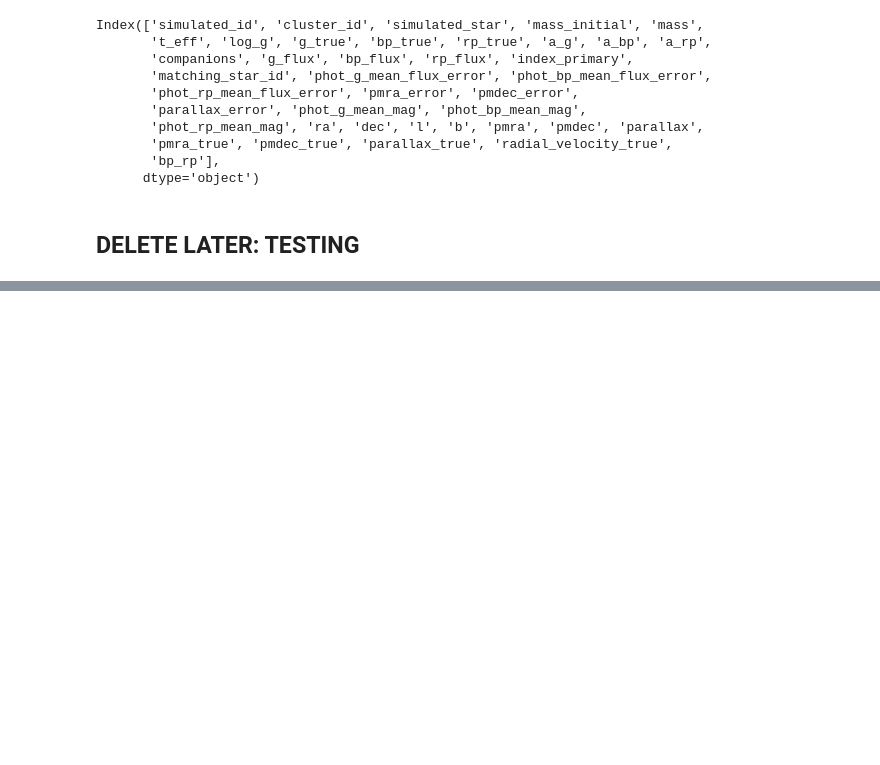
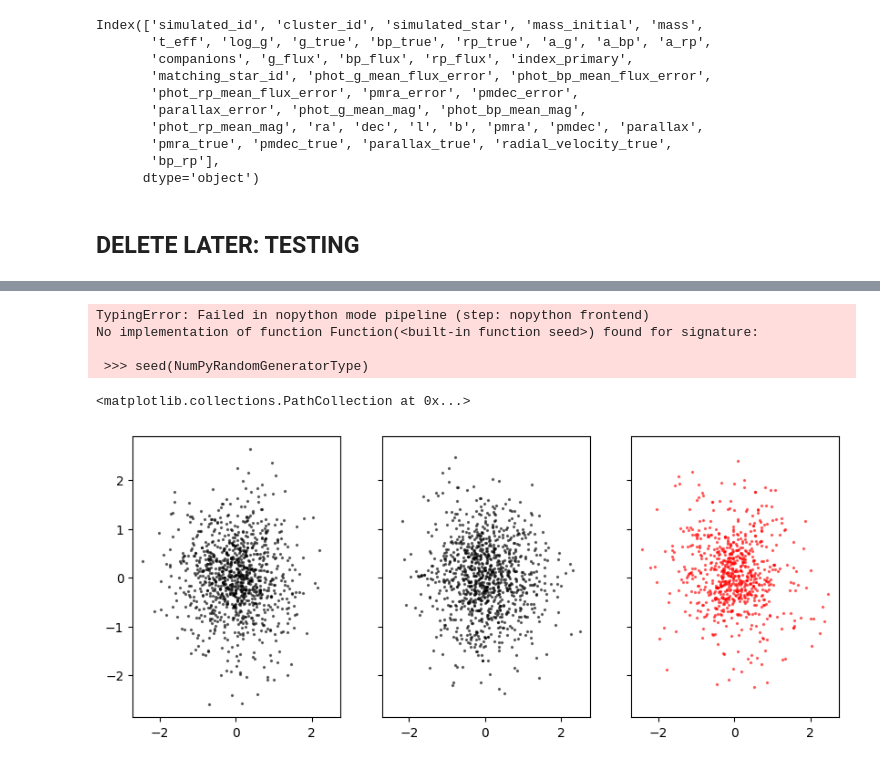
Before and after one commit to emilyhunt/ocelot, a Jupyter notebook: docs/tutorials/simulate_a_cluster.ipynb, the cells around one changed output, grey strips where cells are left out. Cells and saved outputs as stored; diff of their text form; code cells hidden in the pictures; blank space fills up the shorter version.

Commit message:
Investigate & fix King profile issues

```diff
--- a/docs/tutorials/simulate_a_cluster.ipynb
+++ b/docs/tutorials/simulate_a_cluster.ipynb
@@ -559,0 +535,32 @@ cluster.make_cluster()
+# %%
+members_real = pd.read_parquet(
+    "/home/emily/data/sc_cats/hunt_24/members.parquet"
+).query("name == 'Blanco_1' and within_r_j")
+# %%
+models = SimulatedClusterModels(
+    observations=[
+        GaiaDR3ObservationModel(
+            representative_stars=gaia_data, subsample_selection_functions=[subsample_sf]
+        )
+    ]
+)
+
+cluster = SimulatedCluster(random_seed=42, parameters=parameters, models=models)
+cluster.make()
+cluster.observations['gaia_dr3'] = cluster.observations['gaia_dr3'].query("pmdec > 0")
+_ = plot_simulated_cluster(cluster, observation="gaia_dr3")
+_ = plot_simulated_cluster(members_real, observation="real")
+print("Total number of stars:", cluster.parameters.n_stars)
+# %% [output]
+TypingError: Failed in nopython mode pipeline (step: nopython frontend)
+No implementation of function Function(<built-in function seed>) found for signature:
+
+ >>> seed(NumPyRandomGeneratorType)
+# %%
+coords = SkyCoord(members_real["ra"], members_real["dec"], unit="deg").transform_to(
+    SkyCoord(
+        parameters.position.ra, parameters.position.dec, unit="deg"
+    ).skyoffset_frame()
+)
+
+x_memb, y_memb = coords.lon.value, coords.lat.value
@@ -559,0 +573,24 @@ cluster.make_cluster()
+# %%
+rc = 0.8
+rt = 3
+
+n_samples = 1000
+alpha = 0.5
+
+rng = np.random.default_rng(seed=42)
+samples = sample_2d_king_profile(rc, rt, n_samples, seed=rng)
+angles = rng.uniform(0, np.pi * 2, size=n_samples)
+x = np.cos(angles) * samples
+y = np.sin(angles) * samples
+
+x_3d, y_3d, z_3d = sample_3d_king_profile(rc, rt, n_samples, seed=42).T
+
+
+fig, ax = plt.subplots(ncols=3, figsize=(10, 4), sharex=True, sharey=True)
+ax = ax.flatten()
+ax[0].scatter(x, y, s=2, color="k", alpha=alpha)
+ax[1].scatter(x_3d, y_3d, s=2, color="k", alpha=alpha)
+ax[2].scatter(x_memb, y_memb, s=2, color="r", alpha=alpha)
+# %% [output]
+<matplotlib.collections.PathCollection at 0x...>
+[figure, added]
```
Also changed, not shown: parts of 12 cells of this notebook, 3 other files.
